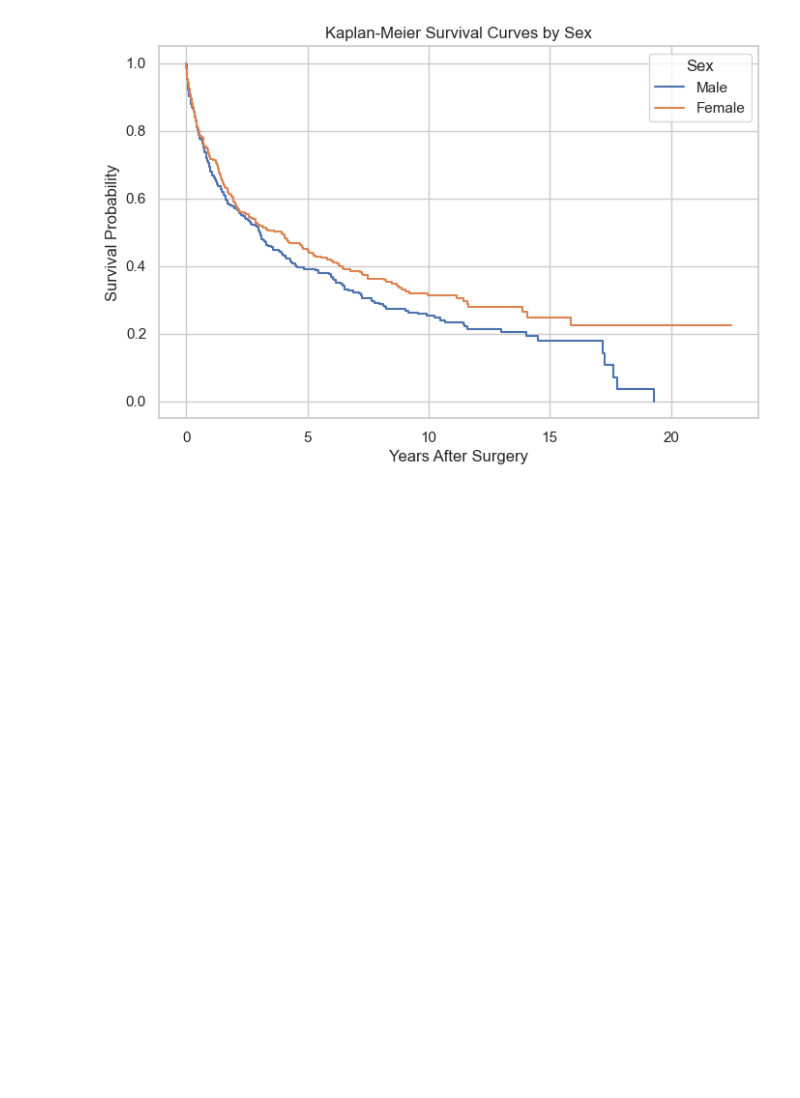
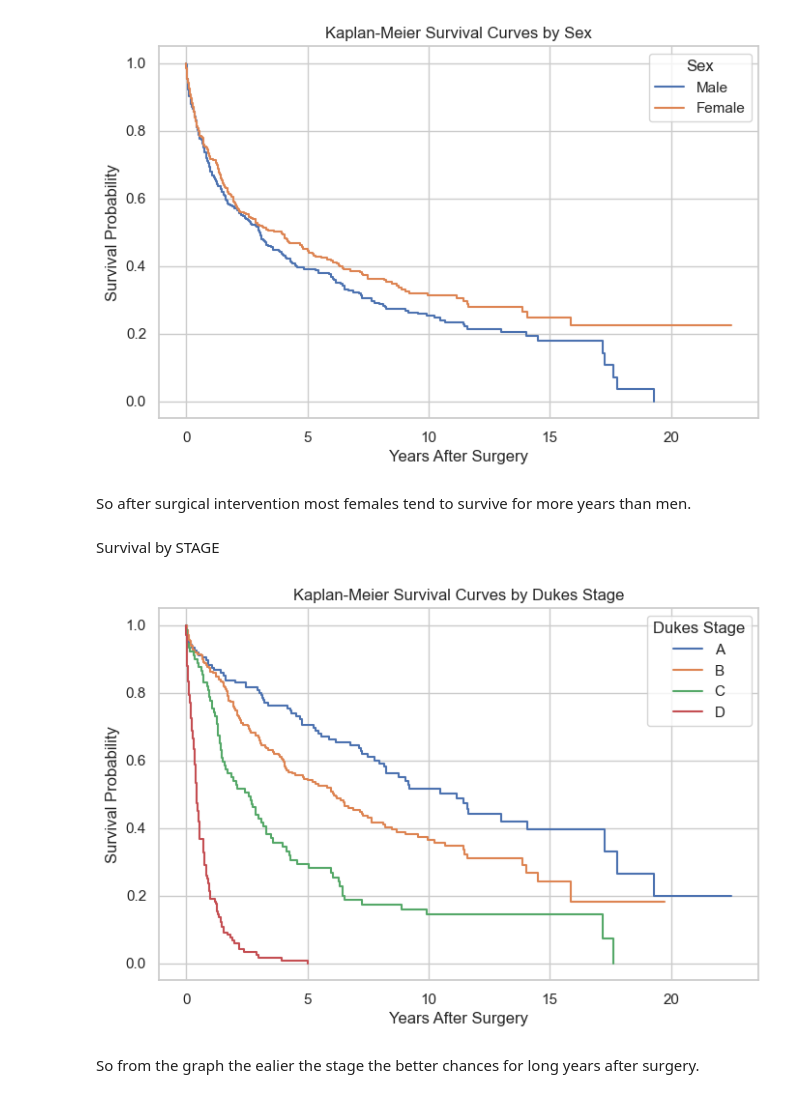
Before and after one commit to Akim351/ColonCancer-Survival-Analysis, a Jupyter notebook: codes.ipynb, the cells around one changed output. Drawn from its saved outputs; the diff is of its cells as text; code cells hidden in the pictures; blank space fills up the shorter version.

```diff
--- a/codes.ipynb
+++ b/codes.ipynb
@@ -328,3 +330,26 @@ plt.grid(True)
 plt.show()
 # %% [output]
 [figure]
+# %% [markdown]
+So after surgical intervention most females tend to survive for more years than men.
+# %% [markdown]
+Survival by STAGE
+# %%
+plt.figure(figsize=(8, 5))
+# Plotting survival curves for different stages
+for stage in colcan_data["STAGE"].cat.categories:
+    ix = colcan_data["STAGE"] == stage
+    # fitting the model
+    kmf.fit(T[ix], event_observed=E[ix], label=str(stage))
+    kmf.plot(ci_show=False)
+
+plt.title("Kaplan-Meier Survival Curves by Dukes Stage")
+plt.xlabel("Years After Surgery")
+plt.ylabel("Survival Probability")
+plt.legend(title="Dukes Stage")
+plt.grid(True)
+plt.show()
+# %% [output]
+[figure, added]
+# %% [markdown]
+So from the graph the ealier the stage the better chances for long years after surgery.
```
Also changed, not shown: parts of 1 cell of this notebook, 1 other file.
